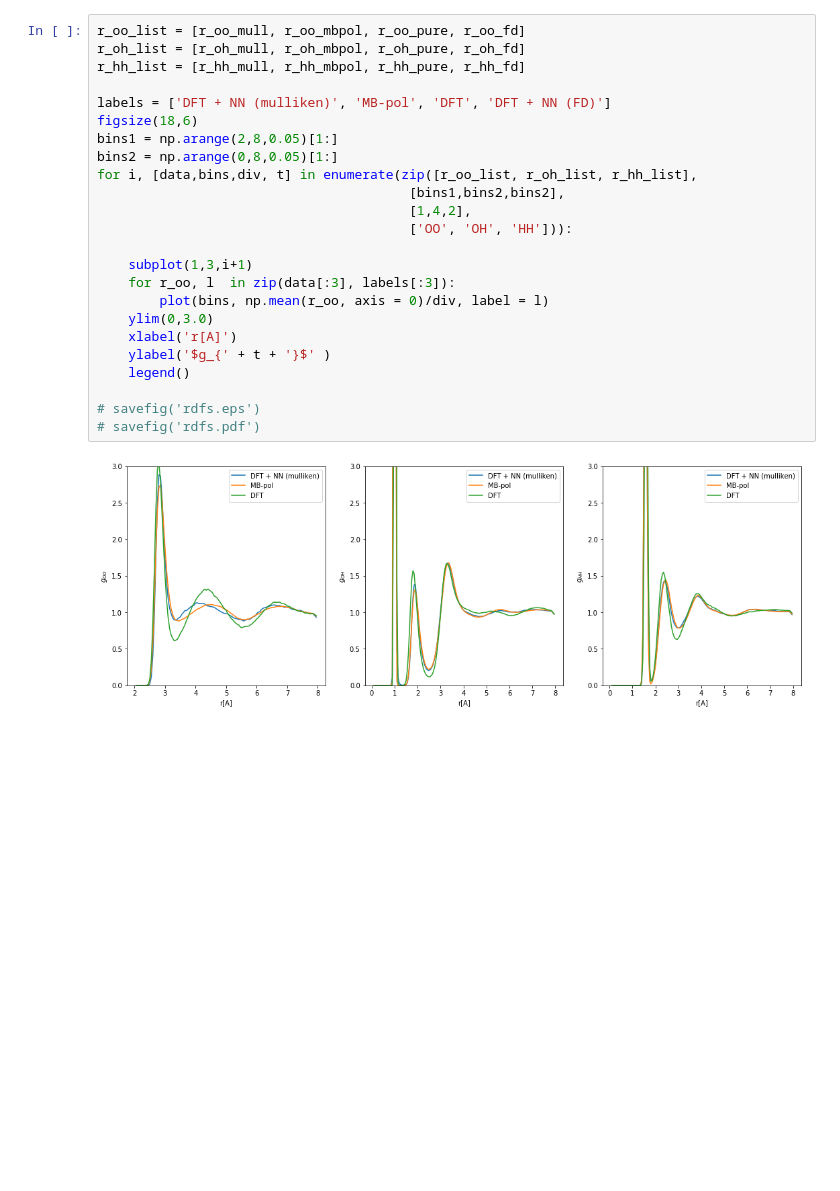
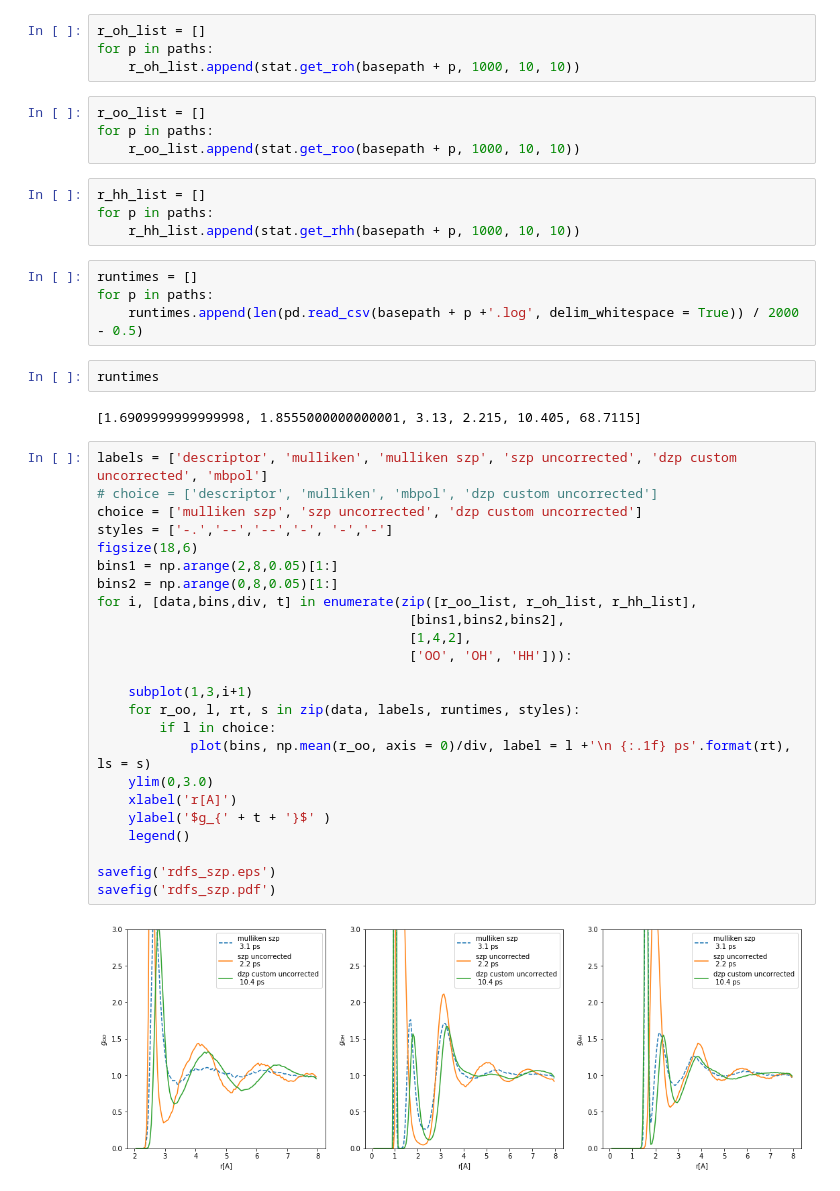
Before and after one commit to semodi/mlcf, a Jupyter notebook: analysis/plotting.ipynb, the cells around one changed output. Saved outputs shown, nothing was run; the diff lists cells and outputs as text; blank space fills up the shorter version.

Commit message:
more plotting

```diff
--- a/analysis/plotting.ipynb
+++ b/analysis/plotting.ipynb
@@ -25,26 +21,46 @@ r_hh_fd =  stat.get_rhh('/gpfs/scratch/smdick/md_siesta_descr_fd/md_siesta', 10,
+# %%
+r_oh_list = []
+for p in paths:
+    r_oh_list.append(stat.get_roh(basepath + p, 1000, 10, 10))
+# %%
+r_oo_list = []
+for p in paths:
+    r_oo_list.append(stat.get_roo(basepath + p, 1000, 10, 10))
+# %%
+r_hh_list = []
+for p in paths:
+    r_hh_list.append(stat.get_rhh(basepath + p, 1000, 10, 10))
+# %%
+runtimes = []
+for p in paths:
+    runtimes.append(len(pd.read_csv(basepath + p +'.log', delim_whitespace = True)) / 2000 - 0.5)
+# %%
+runtimes
+# %% [output]
+[1.6909999999999998, 1.8555000000000001, 3.13, 2.215, 10.405, 68.7115]
 # %%
-r_oo_list = [r_oo_mull, r_oo_mbpol, r_oo_pure, r_oo_fd]
-r_oh_list = [r_oh_mull, r_oh_mbpol, r_oh_pure, r_oh_fd]
-r_hh_list = [r_hh_mull, r_hh_mbpol, r_hh_pure, r_hh_fd]
-
-labels = ['DFT + NN (mulliken)', 'MB-pol', 'DFT', 'DFT + NN (FD)']
+labels = ['descriptor', 'mulliken', 'mulliken szp', 'szp uncorrected', 'dzp custom uncorrected', 'mbpol']
+# choice = ['descriptor', 'mulliken', 'mbpol', 'dzp custom uncorrected']
+choice = ['mulliken szp', 'szp uncorrected', 'dzp custom uncorrected']
+styles = ['-.','--','--','-', '-','-']
 figsize(18,6)
 bins1 = np.arange(2,8,0.05)[1:]
 bins2 = np.arange(0,8,0.05)[1:]
 for i, [data,bins,div, t] in enumerate(zip([r_oo_list, r_oh_list, r_hh_list],
                                         [bins1,bins2,bins2],
                                         [1,4,2],
                                         ['OO', 'OH', 'HH'])):
 
     subplot(1,3,i+1)
-    for r_oo, l  in zip(data[:3], labels[:3]):
-        plot(bins, np.mean(r_oo, axis = 0)/div, label = l)
+    for r_oo, l, rt, s in zip(data, labels, runtimes, styles):
+        if l in choice:
+            plot(bins, np.mean(r_oo, axis = 0)/div, label = l +'\n {:.1f} ps'.format(rt), ls = s)
     ylim(0,3.0)
     xlabel('r[A]')
     ylabel('$g_{' + t + '}$' )
     legend()
 
-# savefig('rdfs.eps')
-# savefig('rdfs.pdf')
+savefig('rdfs_szp.eps')
+savefig('rdfs_szp.pdf')
 # %% [output]
-[figure, old version]
+[figure, new version]
```
Also changed, not shown: parts of 6 cells of this notebook, 1 other file.
